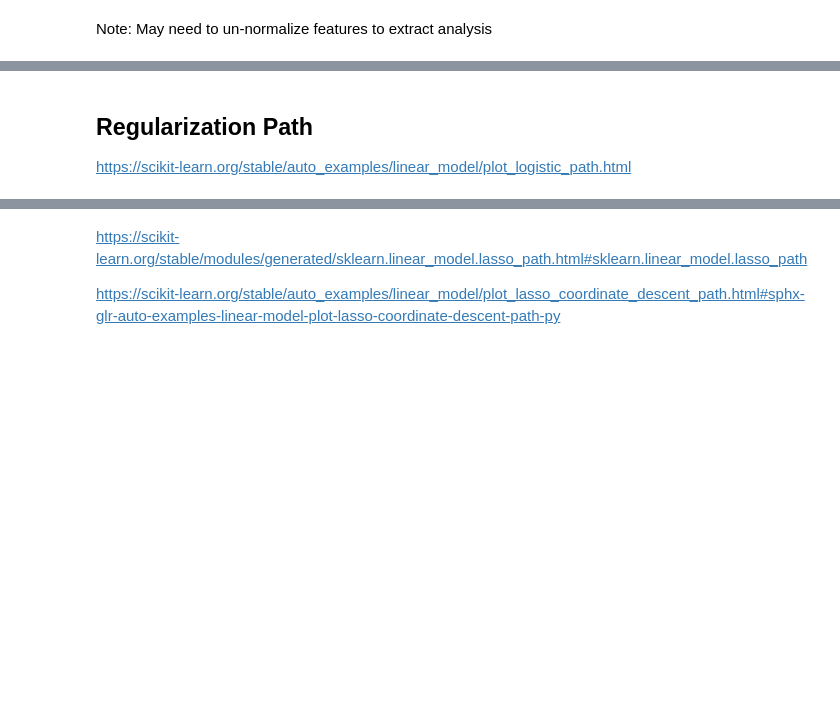
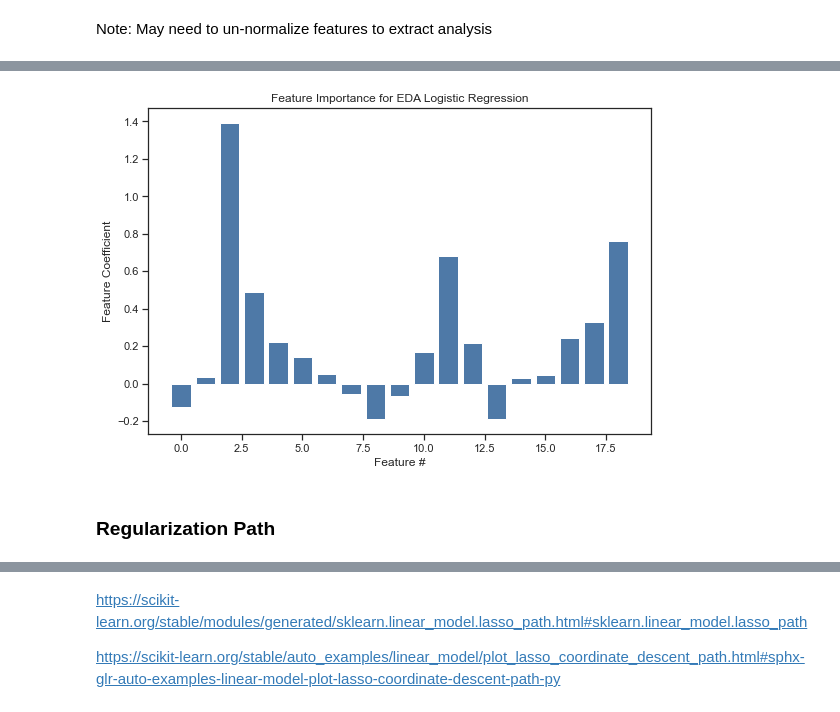
Before and after one commit to csastra/COVID-PNEUMONIA, a Jupyter notebook: 490465932_QBUS4934_Modeling.ipynb, the cells around one changed output, grey strips where cells are left out. Cells and saved outputs as stored; diff of their text form; code cells hidden in the pictures; blank space fills up the shorter version.

```diff
--- a/490465932_QBUS4934_Modeling.ipynb
+++ b/490465932_QBUS4934_Modeling.ipynb
@@ -513,0 +681,8 @@ Note: May need to un-normalize features to extract analysis
+# %%
+# create model with best params
+lr3 = LogisticRegression(penalty = 'l1',
+                        solver='saga',
+                        random_state=0)
+
+# fit model
+lr3.fit(X_train_eda, y_train)
@@ -513,0 +725,8 @@ Note: May need to un-normalize features to extract analysis
+# %%
+# get importance
+importance2 = lr3.coef_[0]
+
+# summarize feature importance
+features_eda = X_eda.columns
+for i,v in enumerate(importance2):
+    print(f'({i}) {features_eda[i] : <25}: {v : ^30.3f}')
@@ -514,3 +753,12 @@ Note: May need to un-normalize features to extract analysis
+# %%
+# plot feature importance
+plt.bar([x for x in range(len(importance2))], importance2)
+plt.title('Feature Importance for EDA Logistic Regression')
+plt.xlabel('Feature #')
+plt.ylabel('Feature Coefficient')
+plt.savefig('Feature Importance for EDA Logistic Regression.jpg', bbox_inches='tight')
+plt.show()
+# %% [output]
+[figure, added]
 # %% [markdown]
-## Regularization Path
-https://scikit-learn.org/stable/auto_examples/linear_model/plot_logistic_path.html
+### Regularization Path
```
Also changed, not shown: parts of 72 cells of this notebook, 6 other files.
